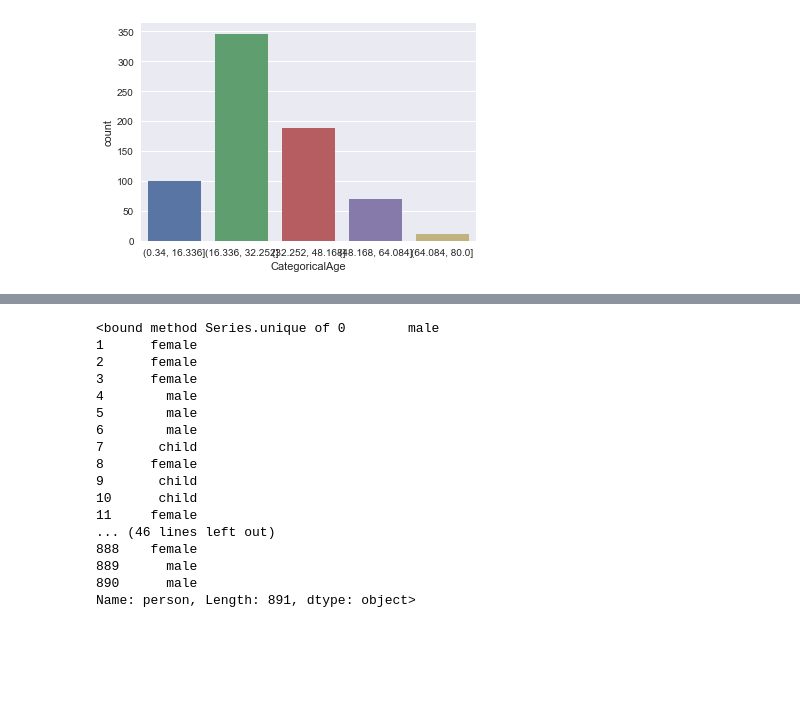
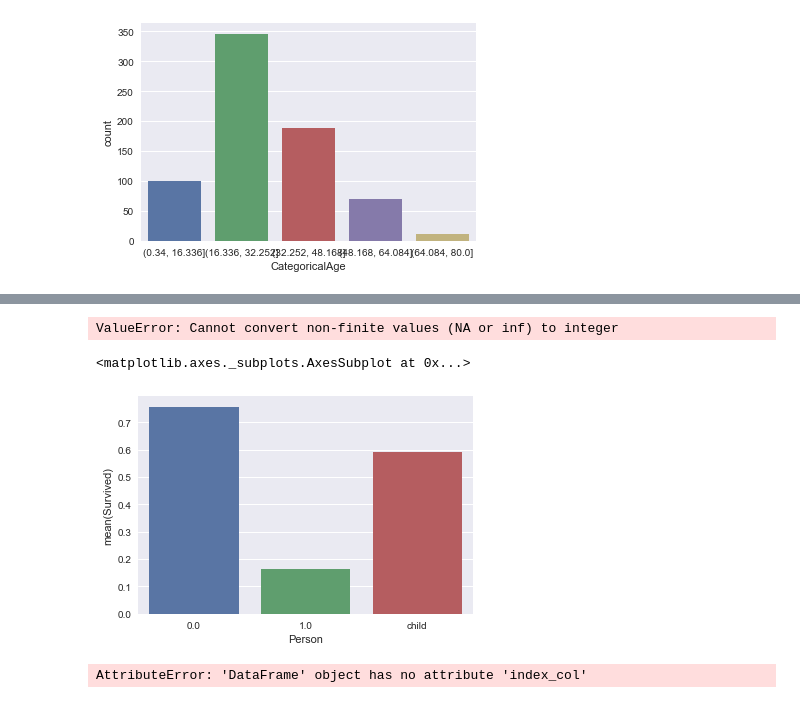
Before and after one commit to rdyinbts/DataScienceFoundations, a Jupyter notebook: Session_3/2Titanic_SQL.ipynb, the cells around one changed output, grey strips where cells are left out. Saved outputs shown, nothing was run; the diff lists cells and outputs as text; code cells hidden in the pictures; blank space fills up the shorter version.

```diff
--- a/Session_3/2Titanic_SQL.ipynb
+++ b/Session_3/2Titanic_SQL.ipynb
@@ -65,0 +60,2 @@ df.loc[df['Age'] > 64, 'NumericAge'] = 4
+# %%
+df['Age'] = df['Age'].astype(int)
@@ -80,24 +88,22 @@ def get_person(passenger):
     age, sex = passenger
     return 'child' if age < 16 else sex
 
-df['person'] = df[['Age', 'Sex']].apply(get_person, axis=1)
+df['Person'] = df[['Age', 'Sex']].apply(get_person, axis=1)
-# %%
-df.person.unique
-# %% [output]
-<bound method Series.unique of 0        male
-1      female
-2      female
-3      female
-4        male
-5        male
-6        male
-7       child
-8      female
-9       child
-10      child
-11     female
-... (46 lines left out)
-888    female
-889      male
-890      male
-Name: person, Length: 891, dtype: object>
+# %%
+df['Sex'] = df['Sex'].map( {'female': 0, 'male': 1} ).astype(int)
+title_mapping= {"Mr": 1, "Miss": 2, "Mrs": 3, "Master": 4, "Rare": 5}
+df['Title'] = df['Title'].map(title_mapping)
+df['Title'] = df['Title'].fillna(0)
+# %% [output]
+ValueError: Cannot convert non-finite values (NA or inf) to integer
+# %%
+group = df[["Person","Survived"]].groupby(['Person'],as_index=False).mean()
+# %%
+sns.barplot(x='Person', y='Survived', data=group)
+# %% [output]
+<matplotlib.axes._subplots.AxesSubplot at 0x...>
+[figure, added]
+# %%
+df.groupby(df.index_col).agg({'Age':'mean','Survived':'sum'})[['Age','Survived']].reset_index()
+# %% [output]
+AttributeError: 'DataFrame' object has no attribute 'index_col'
```
Also changed, not shown: parts of 7 cells of this notebook, 55 other files.
